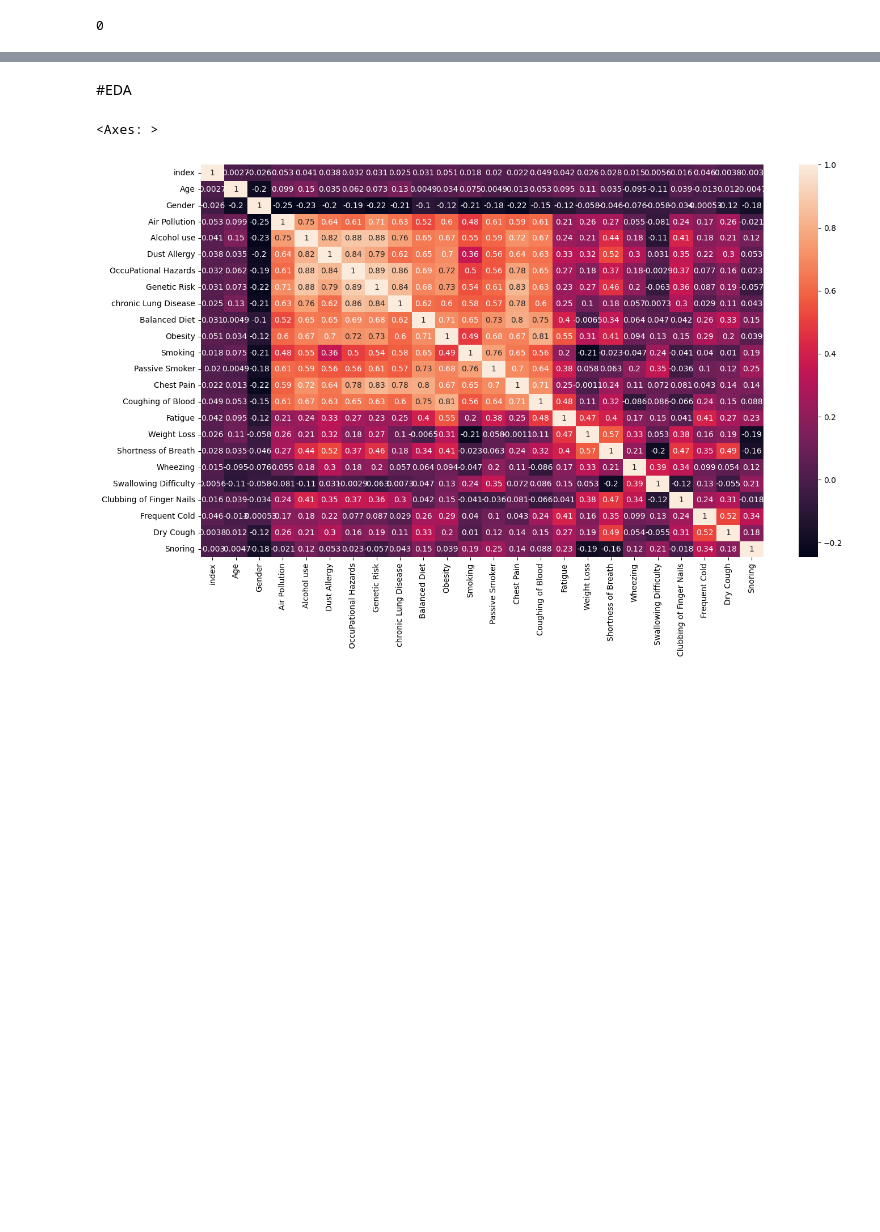
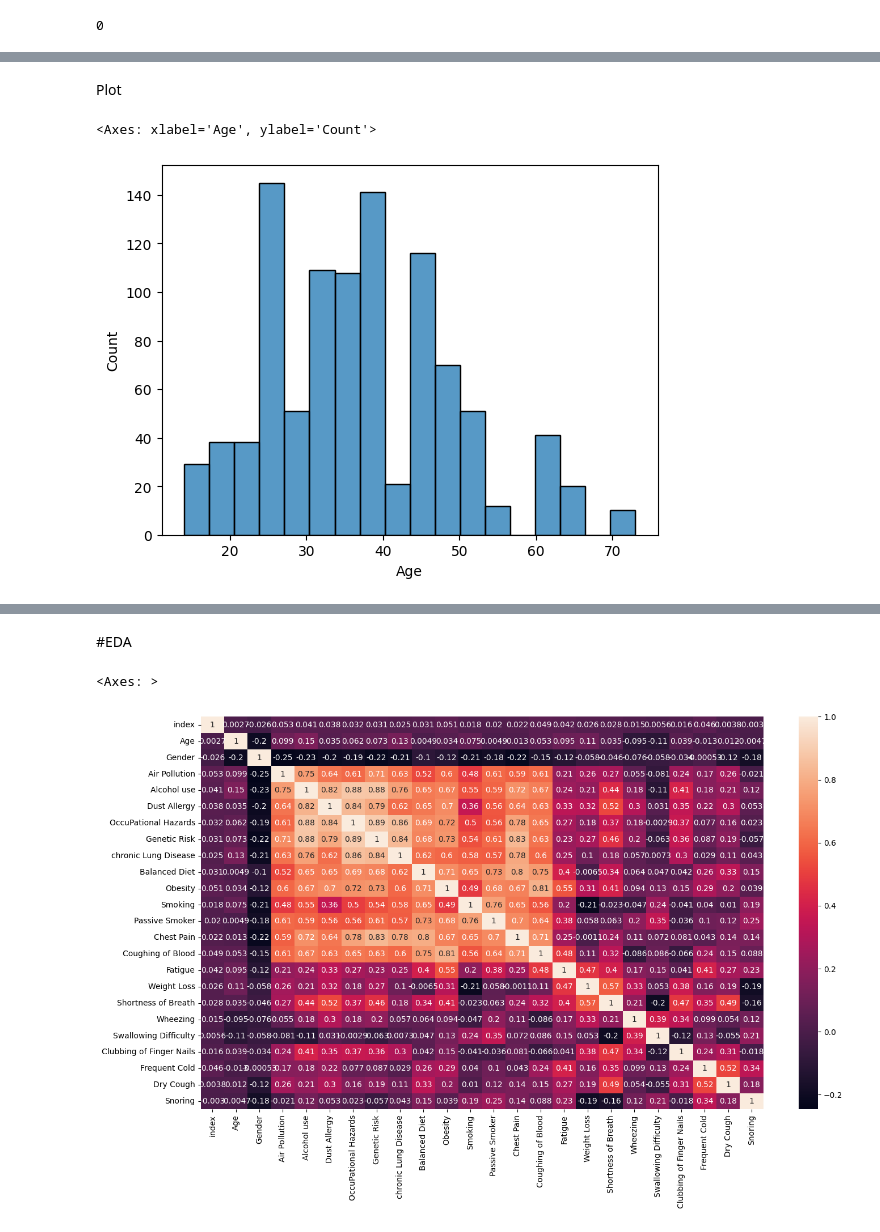
Before and after one commit to Danie110001001109192912/Cancer_prediction, a Jupyter notebook: lung_cancer_prediction.ipynb, the cells around one changed output, grey strips where cells are left out. Saved outputs shown, nothing was run; the diff lists cells and outputs as text; code cells hidden in the pictures; blank space fills up the shorter version.

```diff
--- a/lung_cancer_prediction.ipynb
+++ b/lung_cancer_prediction.ipynb
@@ -106,0 +163,7 @@ pasc['Patient Id'].duplicated().sum()
+# %% [markdown]
+Plot
+# %%
+sns.histplot(pasc['Age'], common_norm= True, )
+# %% [output]
+<Axes: xlabel='Age', ylabel='Count'>
+[figure, added]
```
Also changed, not shown: parts of 31 cells of this notebook.
